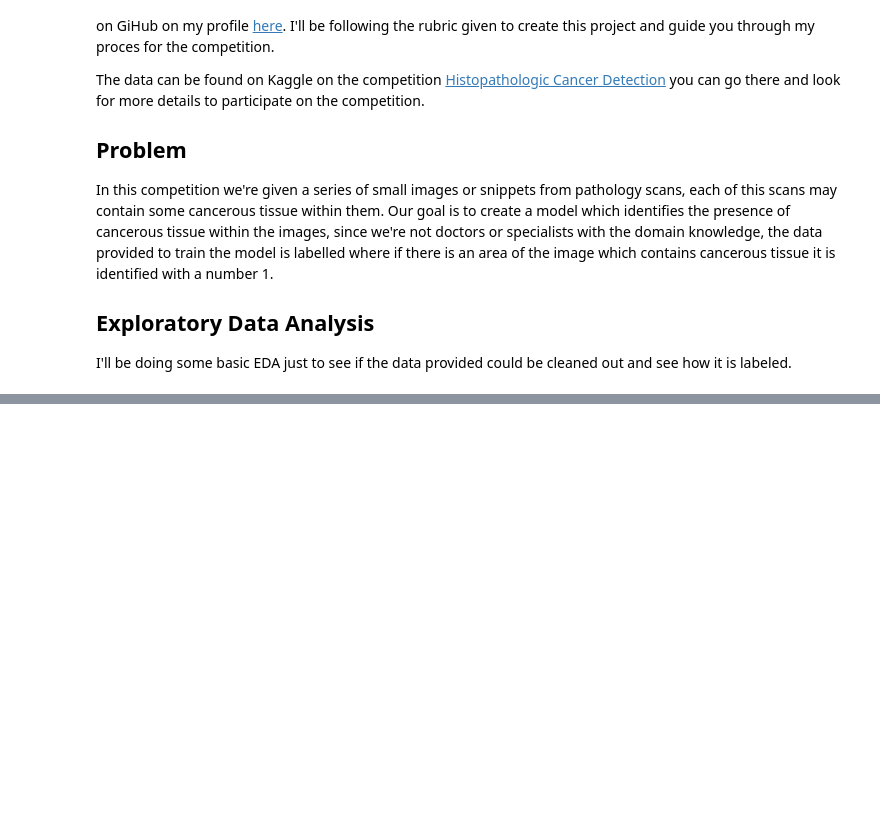
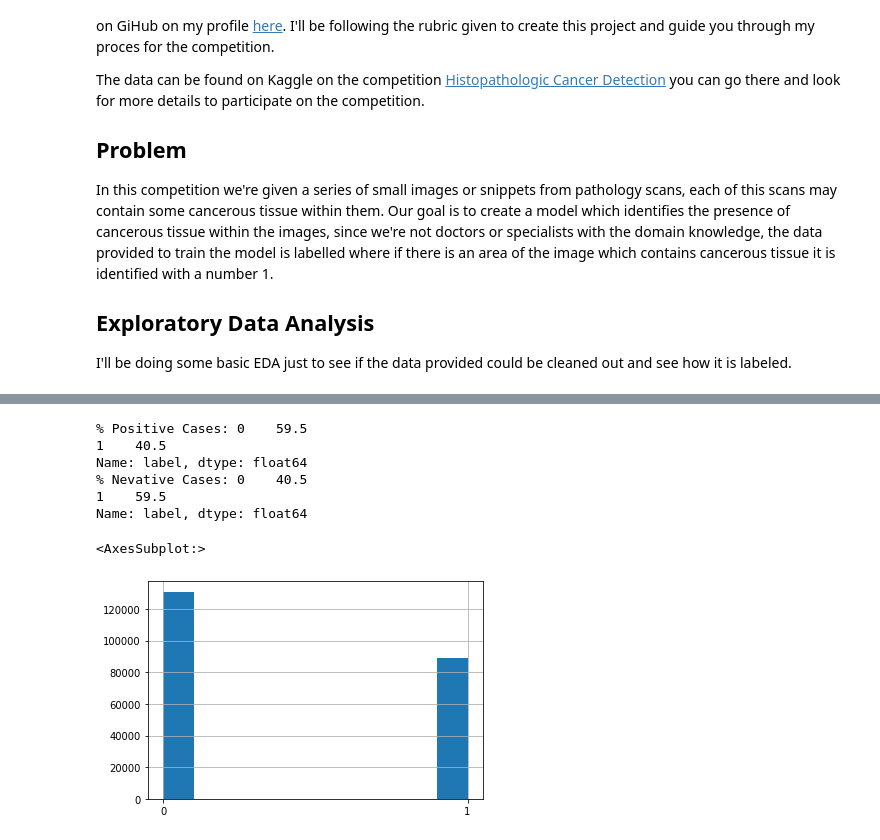
Before and after one commit to rorrostieta/competition_cancer_detection, a Jupyter notebook: kaggle-competition-cancer-detection.ipynb, the cells around one changed output, grey strips where cells are left out. Drawn from its saved outputs; the diff is of its cells as text; code cells hidden in the pictures; blank space fills up the shorter version.

```diff
--- a/kaggle-competition-cancer-detection.ipynb
+++ b/kaggle-competition-cancer-detection.ipynb
@@ -18,0 +32,16 @@ df = pd.read_csv('../input/histopathologic-cancer-detection/train_labels.csv', d
+# %%
+# Histogram to label distribution
+pos_percent = round(df['label'].value_counts()/len(df['label'])*100, 2)
+neg_percent = 100 - pos_percent
+print('% Positive Cases:',pos_percent)
+print('% Nevative Cases:',neg_percent)
+df['label'].hist()
+# %% [output]
+% Positive Cases: 0    59.5
+1    40.5
+Name: label, dtype: float64
+% Nevative Cases: 0    40.5
+1    59.5
+Name: label, dtype: float64
+<AxesSubplot:>
+[figure, added]
```
Also changed, not shown: parts of 10 cells of this notebook.
